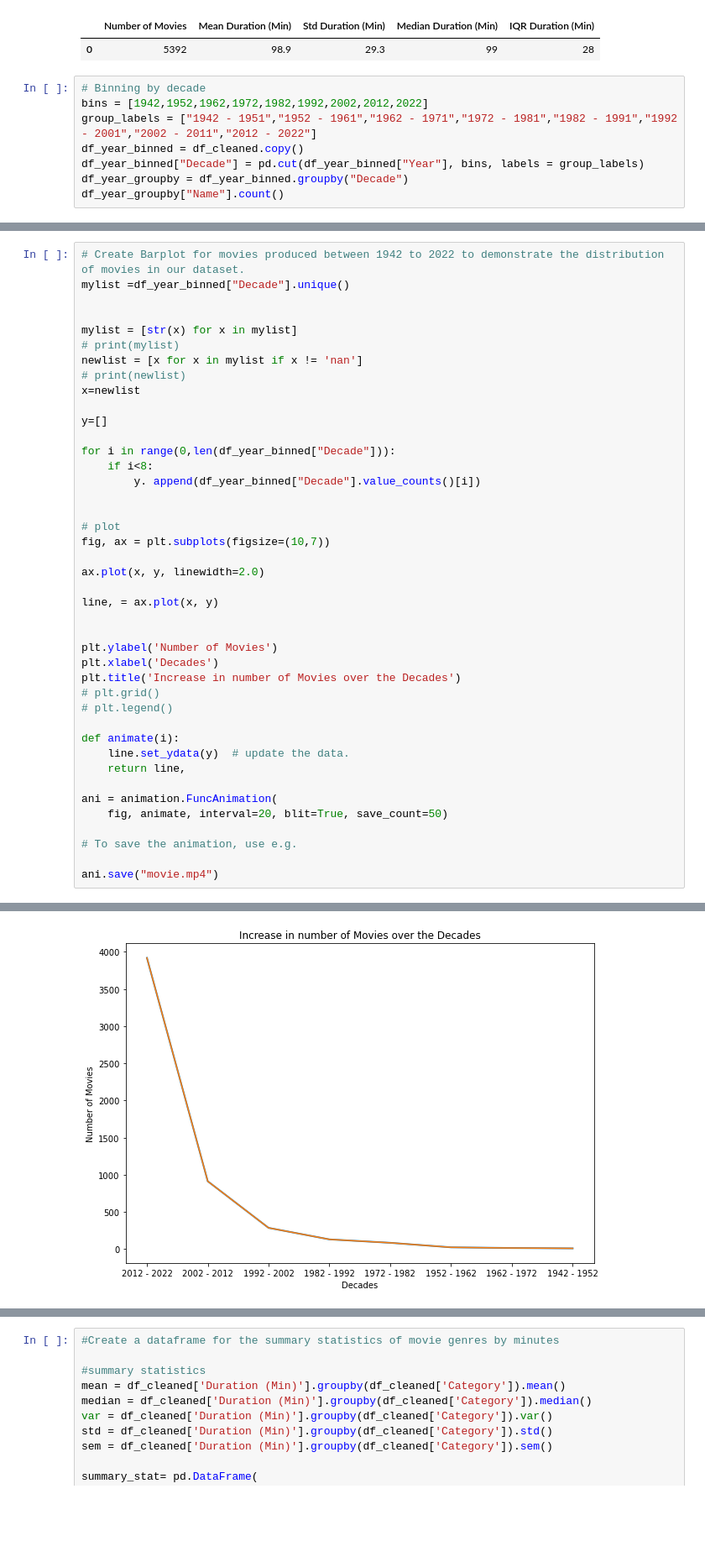
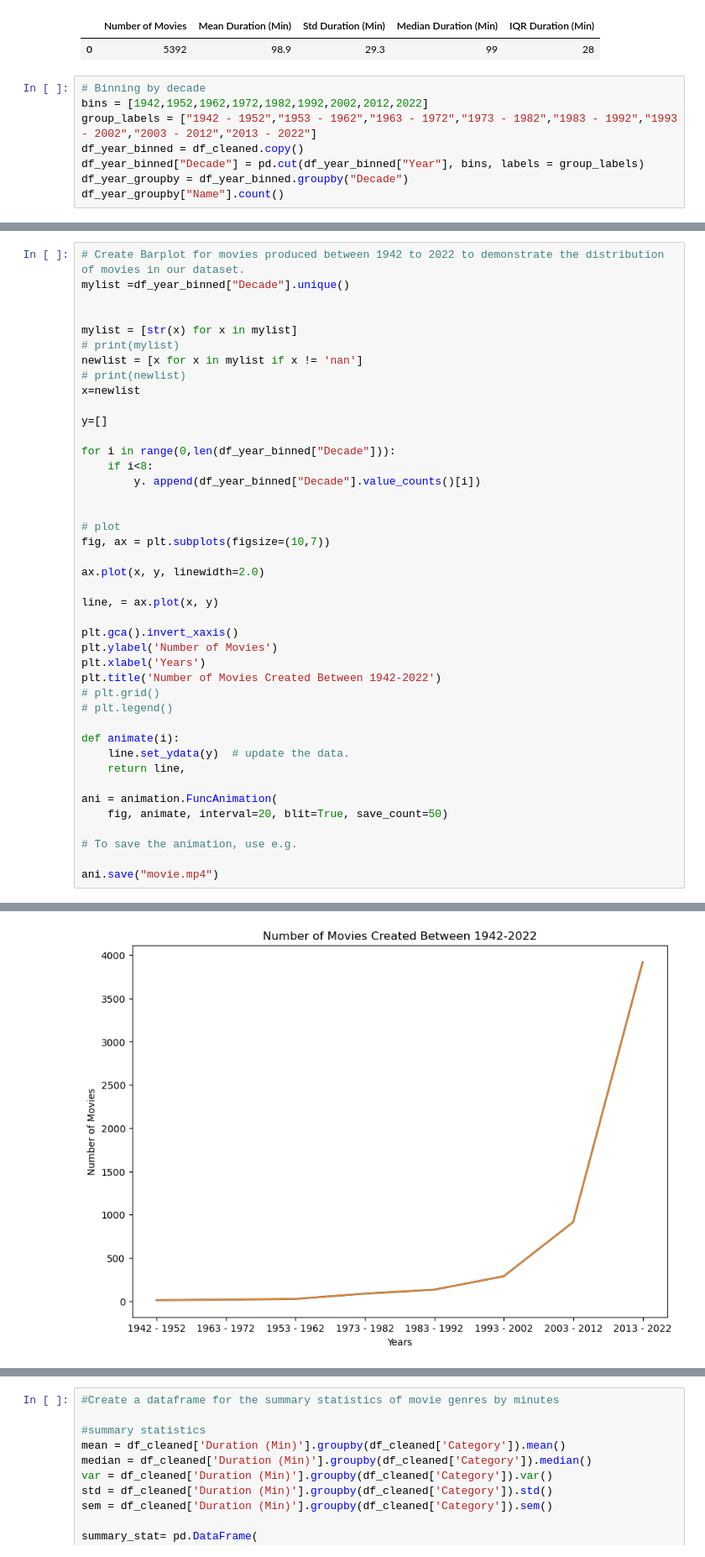
Before and after one commit to Sundakiy/Project-1-Team-2, a Jupyter notebook: Data.ipynb, the cells around one changed output, grey strips where cells are left out. Shown at 84% size. Saved outputs shown, nothing was run; the diff lists cells and outputs as text; blank space fills up the shorter version.

```diff
--- a/Data.ipynb
+++ b/Data.ipynb
@@ -572,7 +572,7 @@ df
 # %%
 # Binning by decade
 bins = [1942,1952,1962,1972,1982,1992,2002,2012,2022]
-group_labels = ["1942 - 1951","1952 - 1961","1962 - 1971","1972 - 1981","1982 - 1991","1992 - 2001","2002 - 2011","2012 - 2022"]
+group_labels = ["1942 - 1952","1953 - 1962","1963 - 1972","1973 - 1982","1983 - 1992","1993 - 2002","2003 - 2012","2013 - 2022"]
 df_year_binned = df_cleaned.copy()
 df_year_binned["Decade"] = pd.cut(df_year_binned["Year"], bins, labels = group_labels)
 df_year_groupby = df_year_binned.groupby("Decade")
@@ -631,37 +654,37 @@ y=[]
 
 for i in range(0,len(df_year_binned["Decade"])):
     if i<8:
         y. append(df_year_binned["Decade"].value_counts()[i])
 
 
 # plot
 fig, ax = plt.subplots(figsize=(10,7))
 
 ax.plot(x, y, linewidth=2.0)
 
 line, = ax.plot(x, y)
 
-
+plt.gca().invert_xaxis()
 plt.ylabel('Number of Movies')
-plt.xlabel('Decades')
-plt.title('Increase in number of Movies over the Decades')
+plt.xlabel('Years')
+plt.title('Number of Movies Created Between 1942-2022')
 # plt.grid()
 # plt.legend()
 
 def animate(i):
     line.set_ydata(y)  # update the data.
     return line,
 
 ani = animation.FuncAnimation(
     fig, animate, interval=20, blit=True, save_count=50)
 
 # To save the animation, use e.g.
 
 ani.save("movie.mp4")
 # %% [output]
 MovieWriter ffmpeg unavailable; using Pillow instead.
 ValueError: unknown file extension: .mp4
-[figure, old version]
+[figure, new version]
 # %%
 #Binning by duration
 bins = [0,60,90,120,150,180,210,240,270,300,330]
```
Also changed, not shown: parts of 11 cells of this notebook.
